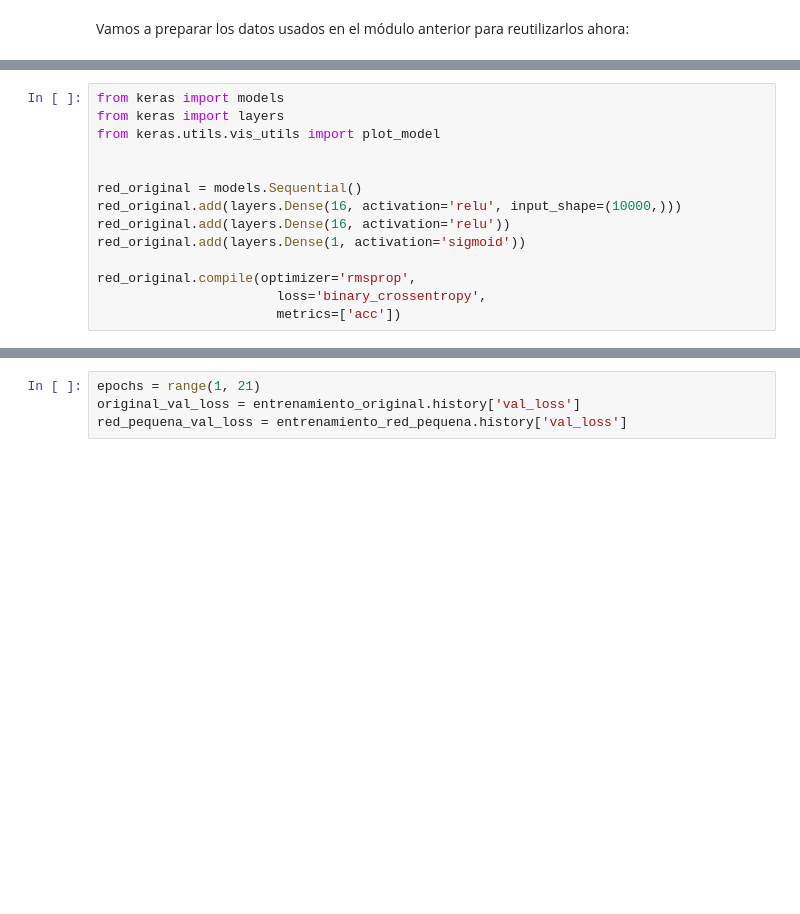
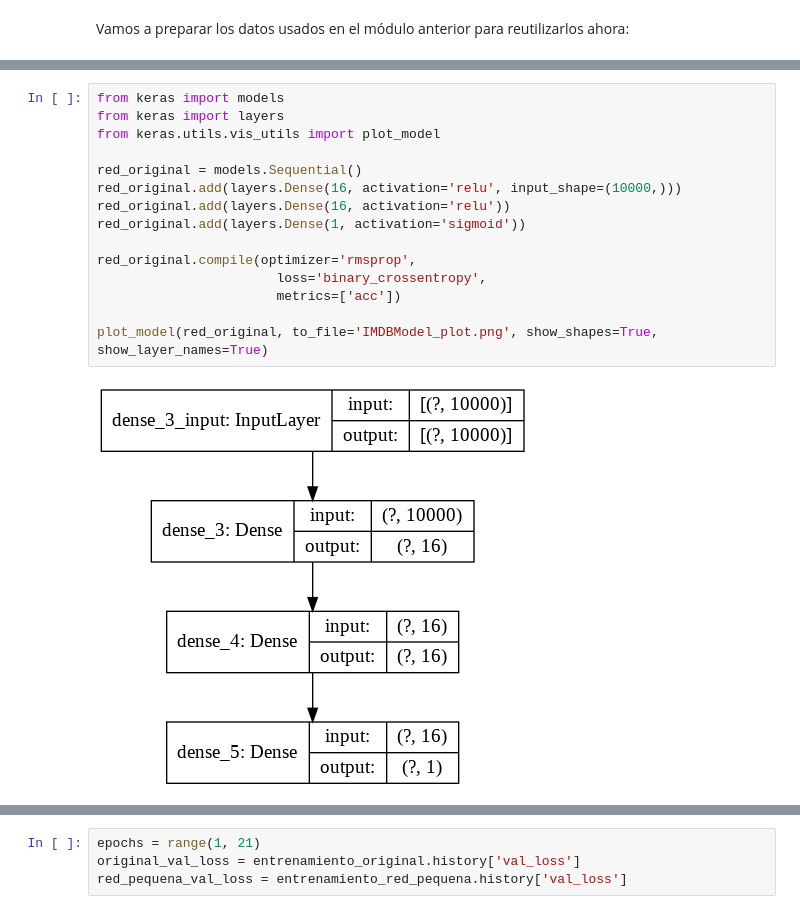
Before and after one commit to miguelamda/DL, a Jupyter notebook: 4. Regularización/Practica4.1. Regularización.ipynb, the cells around one changed output, grey strips where cells are left out. Cells and saved outputs as stored; diff of their text form; blank space fills up the shorter version.

```diff
--- a/4. Regularización/Practica4.1. Regularización.ipynb
+++ b/4. Regularización/Practica4.1. Regularización.ipynb
@@ -89,15 +129,18 @@ Probemos esto en nuestra red de clasificación de opiniones de películas. La re
 # %%
 from keras import models
 from keras import layers
 from keras.utils.vis_utils import plot_model
-
 
 red_original = models.Sequential()
 red_original.add(layers.Dense(16, activation='relu', input_shape=(10000,)))
 red_original.add(layers.Dense(16, activation='relu'))
 red_original.add(layers.Dense(1, activation='sigmoid'))
 
 red_original.compile(optimizer='rmsprop',
                        loss='binary_crossentropy',
                        metrics=['acc'])
+
+plot_model(red_original, to_file='IMDBModel_plot.png', show_shapes=True, show_layer_names=True)
+# %% [output]
+[figure, added]
 # %% [markdown]
```
Also changed, not shown: parts of 38 cells of this notebook.
